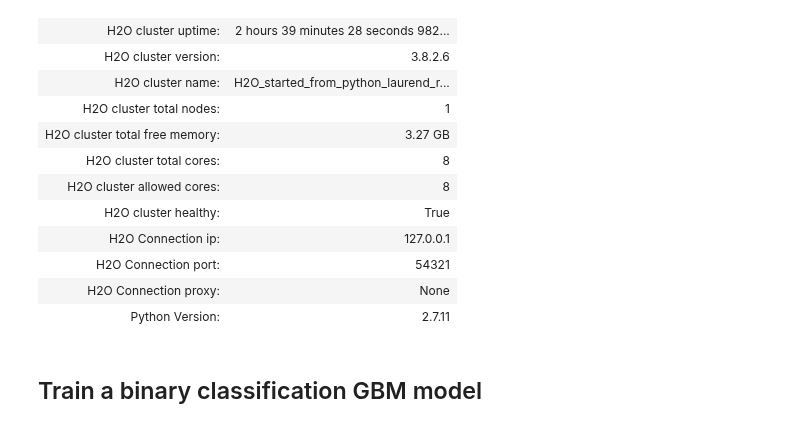
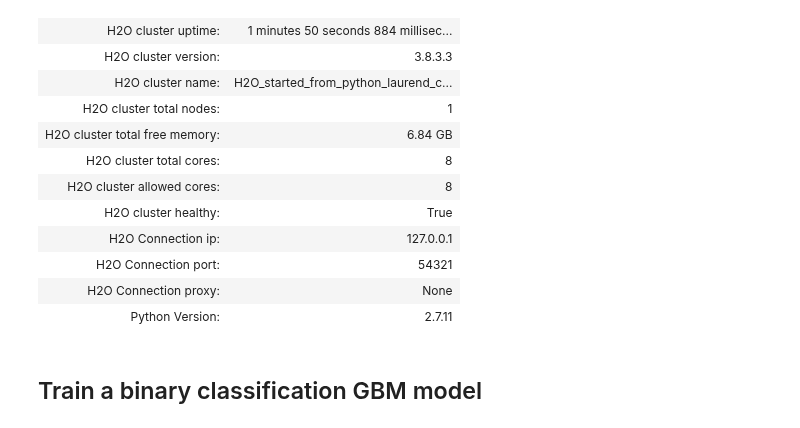
Before and after one commit to navdeep-G/customer-churn, a Jupyter notebook: analysis/h2o_binary_classification_cost_optimization.ipynb, the cells around one changed output. Saved outputs shown, nothing was run; the diff lists cells and outputs as text; code cells hidden in the pictures.

```diff
--- a/analysis/h2o_binary_classification_cost_optimization.ipynb
+++ b/analysis/h2o_binary_classification_cost_optimization.ipynb
@@ -1,16 +1,20 @@
 # %%
+import warnings
+warnings.filterwarnings('ignore', category=DeprecationWarning, module='.*/jupyter/.*')
+
 # Load the H2O library and start up the H2O cluter locally on your machine
 import h2o
 
 # Number of threads, nthreads = -1, means use all cores on your machine
 # max_mem_size is the maximum memory (in GB) to allocate to H2O
-h2o.init(nthreads = -1, max_mem_size = 8)
+h2o.init(nthreads = -1, max_mem_size = '8g')
+#remove deprecated warning messages
 # %% [output]
-| H2O cluster uptime: | 2 hours 39 minutes 28 seconds 982... |
-| H2O cluster version: | 3.8.2.6 |
-| H2O cluster name: | H2O_started_from_python_laurend_r... |
+| H2O cluster uptime: | 1 minutes 50 seconds 884 millisec... |
+| H2O cluster version: | 3.8.3.3 |
+| H2O cluster name: | H2O_started_from_python_laurend_c... |
 | H2O cluster total nodes: | 1 |
-| H2O cluster total free memory: | 3.27 GB |
+| H2O cluster total free memory: | 6.84 GB |
 | H2O cluster total cores: | 8 |
 | H2O cluster allowed cores: | 8 |
 | H2O cluster healthy: | True |
```
Also changed, not shown: parts of 16 cells of this notebook, 1 other file.
